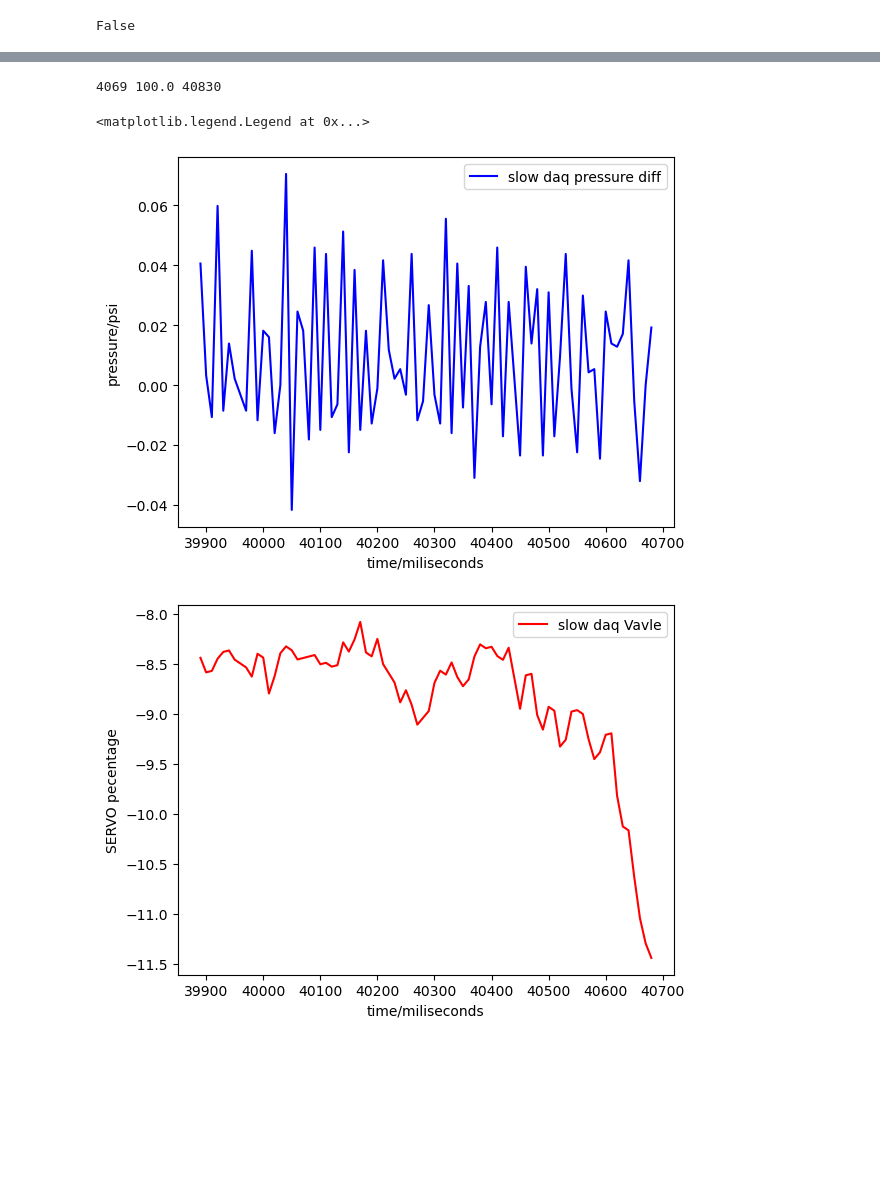
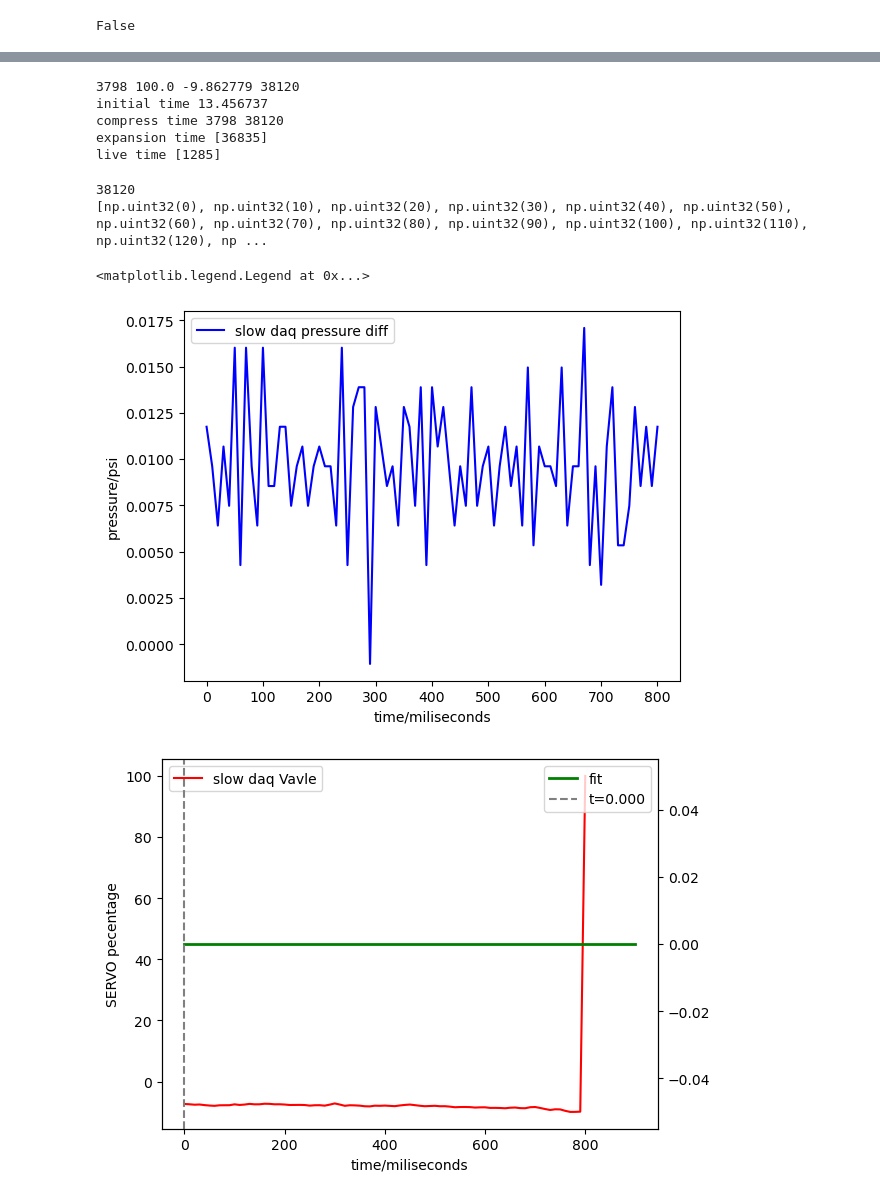
Before and after one commit to SBC-Collaboration/LAr10Ana, a Jupyter notebook: nb/rzhang/Piezo-Waveform_t_start.ipynb, the cells around one changed output, grey strips where cells are left out. Cells and saved outputs as stored; diff of their text form; code cells hidden in the pictures; blank space fills up the shorter version.

```diff
--- a/nb/rzhang/Piezo-Waveform_t_start.ipynb
+++ b/nb/rzhang/Piezo-Waveform_t_start.ipynb
@@ -91,3 +112,16 @@ else:
     print(False)
 # %% [output]
 False
+# %%
+def piecewise_with_t(params, x):
+    a, t = params
+    y = np.where(x < t, 0, a*(x - t))
+    return y
+fit_result  = t0_pack_v1.single_run_ev_v1(data)
+print(fit_result)
+a_fit = fit_result[1]
+t_fit = fit_result[2]
+xs = np.linspace(0, 900, 500)
+plt.plot(xs, piecewise_with_t((a_fit, t_fit), xs), 'r-', lw=2, label='fit')
+plt.axvline(t_fit, color='gray', linestyle='--', label=f't={t_fit:.3f}')
+plt.legend()
@@ -132,16 +170,19 @@ print(piezo0_filtered[20000])
 # %%
-slowdaq_PT = data["slow_daq"]['PT1101']
+# slowdaq_PT = data["slow_daq"]['PT1101']
+slowdaq_PT = data["slow_daq"]['PT2121']
 slowdaq_Valve = data["slow_daq"]['SERVO3321_OUT']
-slowdaq_time = [i*10 for i in range(len(slowdaq_PT))]
+# slowdaq_time = [i*10 for i in range(len(slowdaq_PT))]
+slowdaq_time = data["slow_daq"]['time_ms']
 fig, ax1 = plt.subplots()
 startpoint = 10000
 endpoint = 10750
 # l1 = ax1.plot(slowdaq_time[startpoint:endpoint],slowdaq_PT[startpoint:endpoint], label="slow daq pressure",color="blue")
 ax1.plot(slowdaq_time,slowdaq_PT, label="slow daq pressure",color="blue")
-ax1.plot(slowdaq_time,slowdaq_Valve, label="slow daq Vavle",color="red")
+# ax1.plot(slowdaq_time,slowdaq_Valve, label="slow daq Vavle",color="red")
 ax1.set_xlabel("time/miliseconds")
-ax1.set_ylabel("pressure rate(bar)")
-# ax1.set_xlim(10000, 820)
+ax1.set_ylabel("pressure (bar)")
+# ax1.axvline(43969)
+# ax1.set_xlim(32000, 50000)
 # ax1.set_ylim(7.5,12)
 ax1.legend()
 # %% [output]
@@ -156,52 +205,76 @@ print(data["slow_daq"]['time_ms'][4000])
 # %%
 # find compression time
+
+# the first serveral time point is 0 and the time interval is not strictly 10ms...
 compress_idx = 0
 for i in range(len(data["slow_daq"]['SERVO3321_OUT'])):
     if data["slow_daq"]['SERVO3321_OUT'][i]>75:
-        print(i,data["slow_daq"]['SERVO3321_OUT'][i],data["slow_daq"]['time_ms'][i])
+        print(i,data["slow_daq"]['SERVO3321_OUT'][i],data["slow_daq"]['SERVO3321_OUT'][i-1],data["slow_daq"]['time_ms'][i])
         compress_time =data["slow_daq"]['time_ms'][i]
         compress_idx = i
         break
+print("initial time",data["slow_daq"]['SERVO3321_OUT'][600])
+print("compress time", i, data["slow_daq"]['time_ms'][i])
+print("expansion time", data["event_info"]["ev_livetime"])
+print("live time", data["slow_daq"]['time_ms'][i]-data["event_info"]["ev_livetime"])
 # %% [output]
-4069 100.0 40830
+3798 100.0 -9.862779 38120
+initial time 13.456737
+compress time 3798 38120
+expansion time [36835]
+live time [1285]
 # %%
 fig, ax1 = plt.subplots()
 startpoint = 10000
 endpoint = 10750
-time_offset = 0
+time_offset = 1
 pressure_diff = slowdaq_PT[:-1]-slowdaq_PT[1:]
-plt.plot(slowdaq_time[compress_idx-80:compress_idx+time_offset],pressure_diff[compress_idx-80:compress_idx+time_offset], label="slow daq pressure diff",color="blue")
+time_window= slowdaq_time[compress_idx-80:compress_idx+time_offset]
+print(time_window[-1])
+time_window_shifted = []
+for i in range(len(time_window)):
+
+    time_window_shifted.append(time_window[i]- time_window[0])
+print(time_window_shifted)
+plt.plot(time_window_shifted,pressure_diff[compress_idx-80:compress_idx+time_offset], label="slow daq pressure diff",color="blue")
 plt.xlabel("time/miliseconds")
 plt.ylabel("pressure/psi")
 # plt.xlim(xlimit)
 # plt.ylim(ylimit)
 plt.legend()
 
 
 fig, ax1 = plt.subplots()
 
 # First axis
-l1 = ax1.plot(slowdaq_time[compress_idx-80:compress_idx+time_offset],slowdaq_Valve[compress_idx-80:compress_idx+time_offset], label="slow daq Vavle",color="red")
+l1 = ax1.plot(time_window_shifted,slowdaq_Valve[compress_idx-80:compress_idx+time_offset], label="slow daq Vavle",color="red")
+
 ax1.set_xlabel("time/miliseconds")
 ax1.set_ylabel("SERVO pecentage")
 # ax1.tick_params(axis='y', labelcolor="blue")
+ax2 = ax1.twinx()
+ax2.plot(xs, piecewise_with_t((a_fit, t_fit), xs), 'g-', lw=2, label='fit')
+ax2.axvline(t_fit, color='gray', linestyle='--', label=f't={t_fit:.3f}')
+ax2.legend()
 
 
 
 ax1.legend()
 
 
 # ax1.plot(slowdaq_time[compress_idx-80:compress_idx],slowdaq_PT[compress_idx-80:compress_idx], label="slow daq pressure",color="blue")
 # ax1.plot(slowdaq_time[compress_idx-80:compress_idx],slowdaq_Valve[compress_idx-80:compress_idx], label="slow daq Vavle",color="red")
 # ax1.set_xlabel("time/miliseconds")
 # ax1.set_ylabel("pressure rate(bar)")
 # # ax1.set_xlim(10000, 820)
 # # ax1.set_ylim(7.5,12)
 # ax1.legend()
 # %% [output]
-<matplotlib.legend.Legend at 0x...>
+38120
+[np.uint32(0), np.uint32(10), np.uint32(20), np.uint32(30), np.uint32(40), np.uint32(50), np.uint32(60), np.uint32(70), np.uint32(80), np.uint32(90), np.uint32(100), np.uint32(110), np.uint32(120), np ...
+<matplotlib.legend.Legend at 0x...>
-[figure, old version]
+[figure, new version]
-[figure, old version]
+[figure, new version]
 # %%
 numtaps = 10  # filter length (longer = sharper cutoff)
 Fs= 1000 # sampling rate
```
Also changed, not shown: parts of 28 cells of this notebook, 10 other files.
